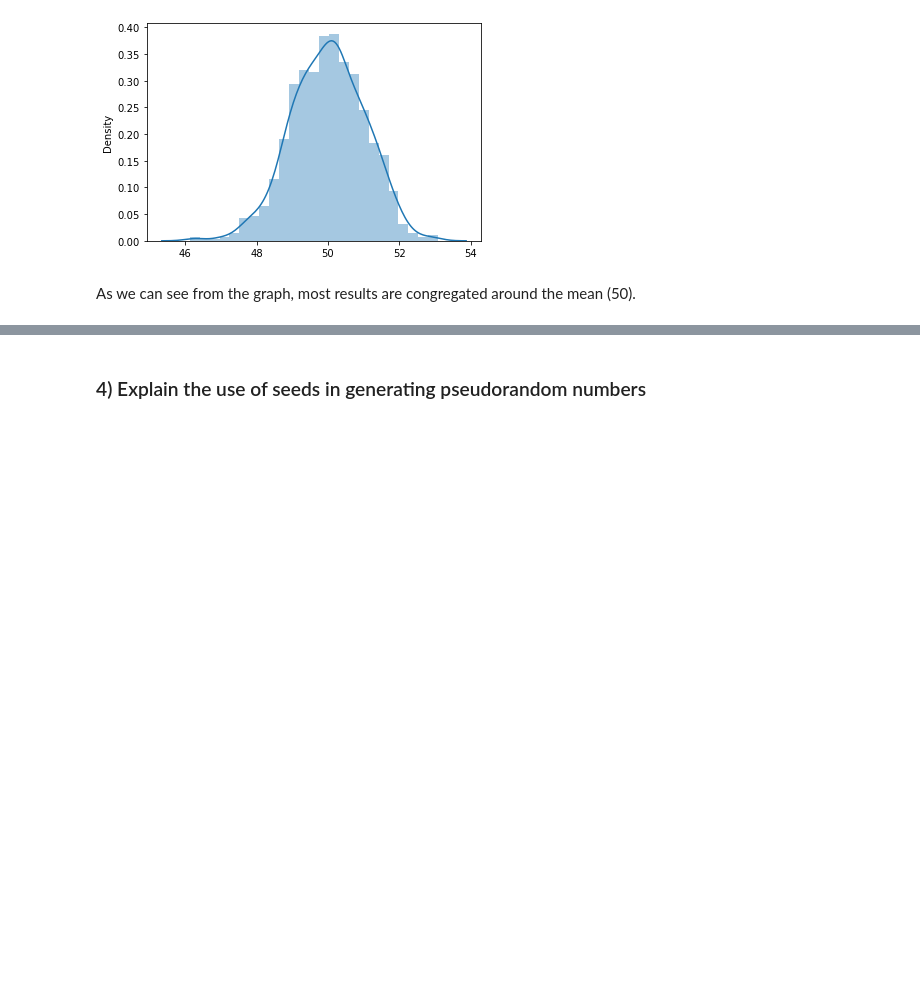
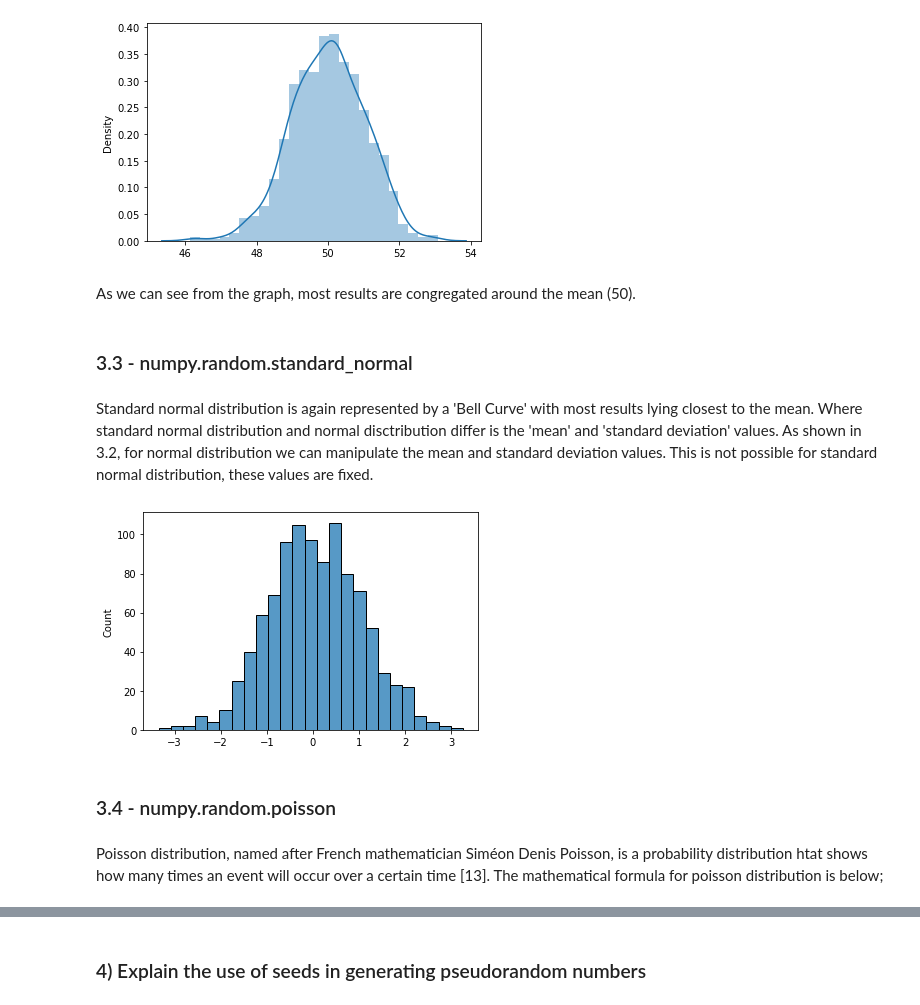
Before and after one commit to BTunney92/PfDA---Practical, a Jupyter notebook: Numpy.ipynb, the cells around one changed output, grey strips where cells are left out. Drawn from its saved outputs; the diff is of its cells as text; code cells hidden in the pictures; blank space fills up the shorter version.

```diff
--- a/Numpy.ipynb
+++ b/Numpy.ipynb
@@ -146,3 +146,19 @@ plt.show()
 [figure]
 # %% [markdown]
 As we can see from the graph, most results are congregated around the mean (50).
+# %% [markdown]
+### 3.3 - numpy.random.standard_normal
+# %% [markdown]
+Standard normal distribution is again represented by a 'Bell Curve' with most results lying closest to the mean.
+Where standard normal distribution and normal disctribution differ is the 'mean' and 'standard deviation' values.
+As shown in 3.2, for normal distribution we can manipulate the mean and standard deviation values. This is not possible for standard normal distribution, these values are fixed.
+# %%
+sns.histplot(np.random.standard_normal(1000)) # Standard normal distribution with 1000 sample size.
+plt.show()
+# %% [output]
+[figure, added]
+# %% [markdown]
+### 3.4 - numpy.random.poisson
+# %% [markdown]
+Poisson distribution, named after French mathematician Siméon Denis Poisson, is a probability distribution htat shows how many times an event will occur over a certain time [13].
+The mathematical formula for poisson distribution is below;
```
Also changed, not shown: parts of 3 cells of this notebook, 2 other files.
